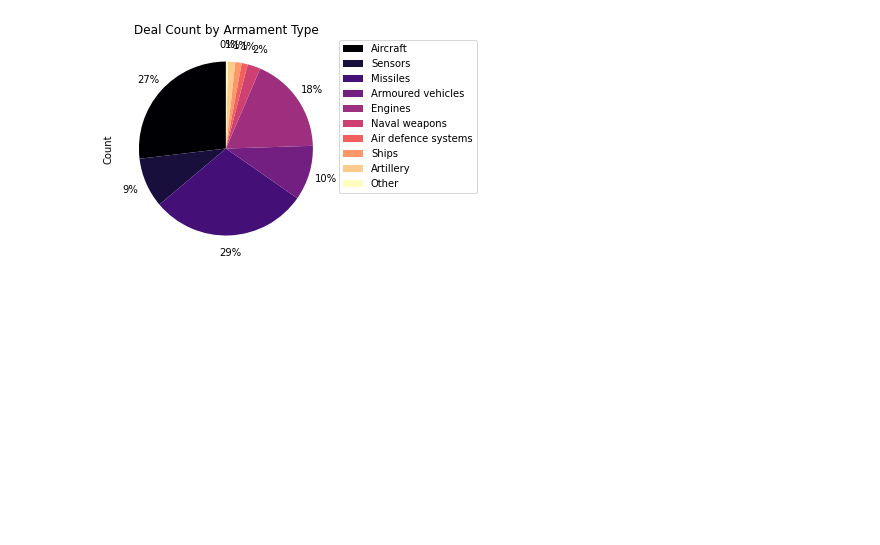
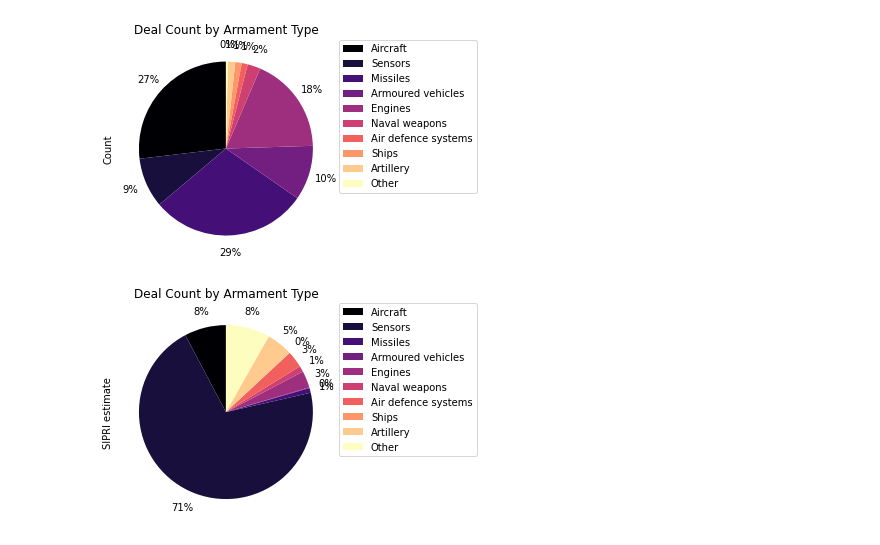
Before and after one commit to michelle352l/cs1951-PeaceLab, a Jupyter notebook: Weapons_Database/data_analysis.ipynb, the cells around one changed output. Cells and saved outputs as stored; diff of their text form; code cells hidden in the pictures; blank space fills up the shorter version.

```diff
--- a/Weapons_Database/data_analysis.ipynb
+++ b/Weapons_Database/data_analysis.ipynb
@@ -186,3 +196,22 @@ plt.savefig("Sample Visualizations/ArmamentCount.pdf", facecolor='white', transp
 plt.show()
 # %% [output]
 [figure]
+# %%
+#armament pie by SRPRI
+ArmamentSRPRI_df = weapons_data.groupby('Armament category', as_index=False)['SIPRI estimate'].sum()
+#print(ArmamentSRPRI_df.head())
+
+my_fig, my_ax = plt.subplots()
+plot = ArmamentSRPRI_df['SIPRI estimate'].plot(kind = 'pie',
+                               labels = ["" for e in Armament_df["Armament category"]],
+                               title = "Deal Count by Armament Type",
+                               startangle=90,
+                               autopct='%1.0f%%',
+                               pctdistance=1.2,
+                               ax = my_ax,
+                               colormap = 'magma')
+my_ax.legend(labels=Armament_df["Armament category"], bbox_to_anchor=(1.02, 1), loc='upper left', borderaxespad=0)
+plt.savefig("Sample Visualizations/ArmamentSRPRI.pdf", facecolor='white', transparent=False, bbox_inches='tight')
+plt.show()
+# %% [output]
+[figure, added]
```
Also changed, not shown: parts of 2 cells of this notebook, 1 other file.
